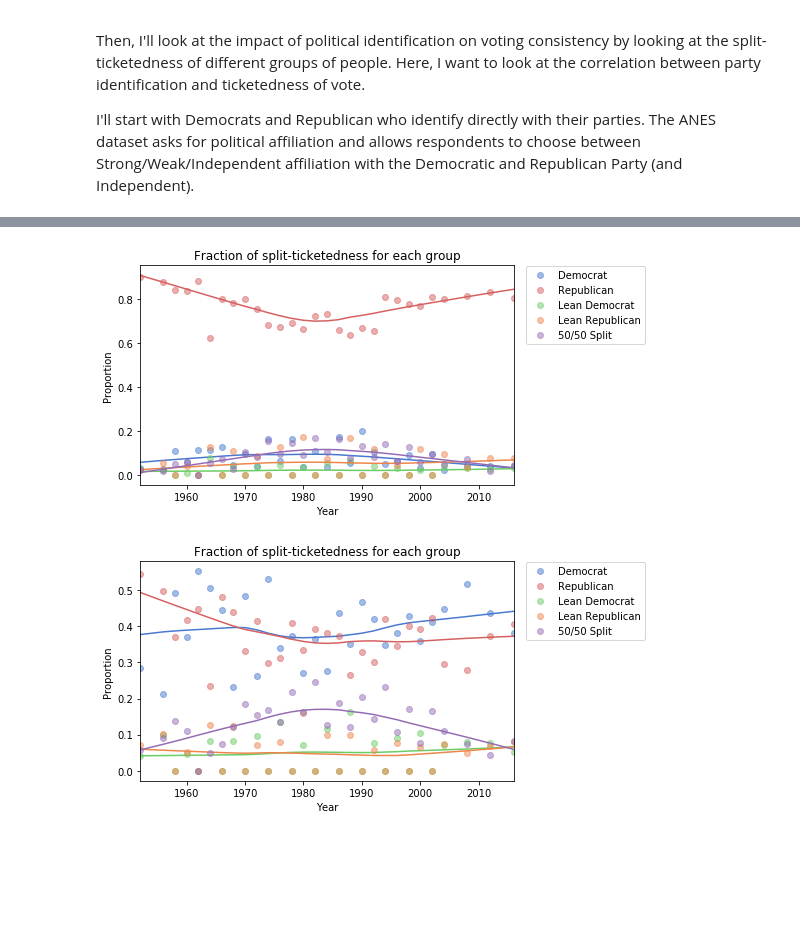
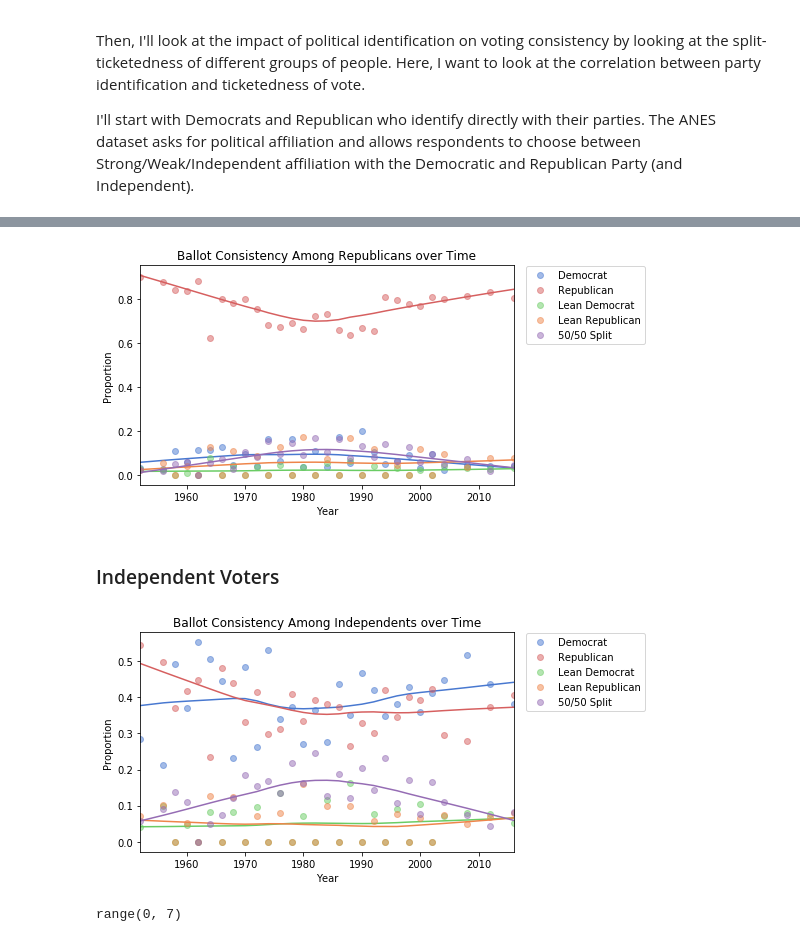
Before and after one commit to anushadatar/split-ticket, a Jupyter notebook: Analysis.ipynb, the cells around one changed output, grey strips where cells are left out. Saved outputs shown, nothing was run; the diff lists cells and outputs as text; code cells hidden in the pictures; blank space fills up the shorter version.

```diff
--- a/Analysis.ipynb
+++ b/Analysis.ipynb
@@ -322,26 +325,31 @@ anchor_legend(1.02, 1.02)
 # %%
 # Crosstabulate and normalize by year.
 xtab_norm = pd.crosstab(year, all_republican_split, normalize='index')
 xtab_norm
 
 plot_columns_lowess(xtab_norm, columns, color_map)
 decorate(xlabel='Year',
          ylabel='Proportion',
-         title='Fraction of split-ticketedness for each group')
+         title='Ballot Consistency Among Republicans over Time')
 
 anchor_legend(1.02, 1.02)
 # %% [output]
-[figure, old version]
+[figure, new version]
+# %% [markdown]
+### Independent Voters
 # %%
-# Crosstabulate and normalize by year.
 xtab_norm = pd.crosstab(year, all_independent_split, normalize='index')
 xtab_norm
 
 plot_columns_lowess(xtab_norm, columns, color_map)
 decorate(xlabel='Year',
          ylabel='Proportion',
-         title='Fraction of split-ticketedness for each group')
+         title='Ballot Consistency Among Independents over Time')
 
 anchor_legend(1.02, 1.02)
 # %% [output]
-[figure, old version]
+[figure, new version]
+# %%
+order
+# %% [output]
+range(0, 7)
```
Also changed, not shown: parts of 4 cells of this notebook.
